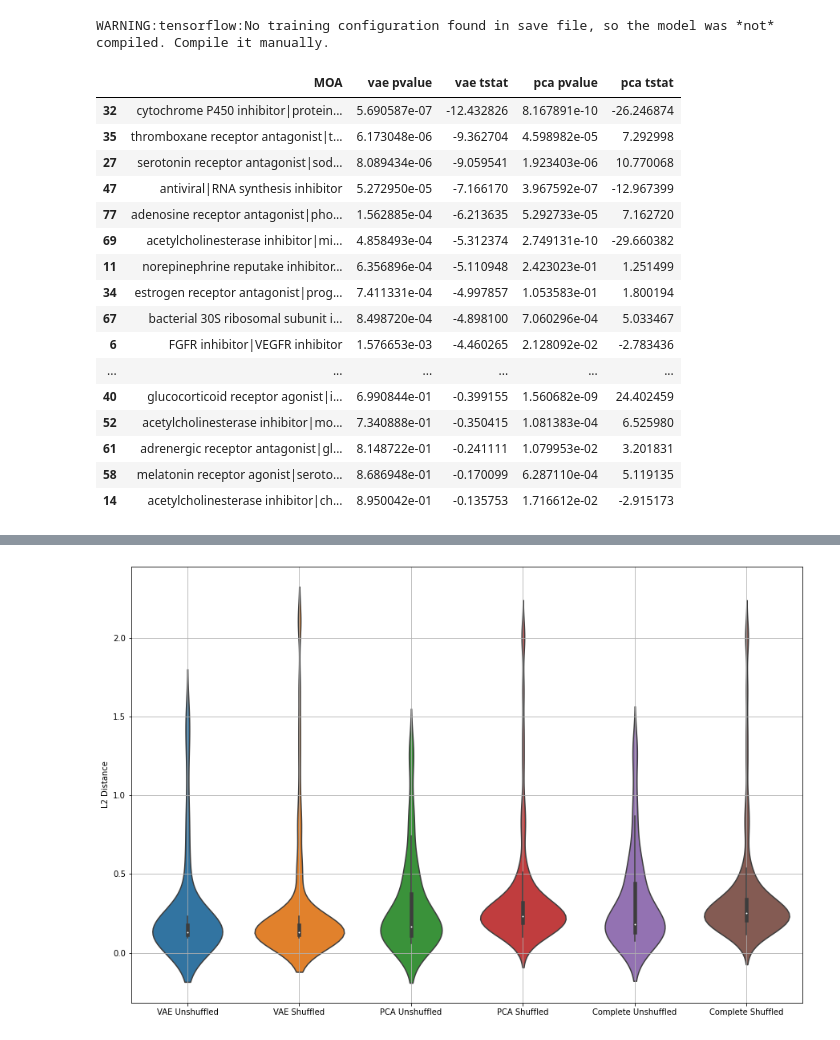
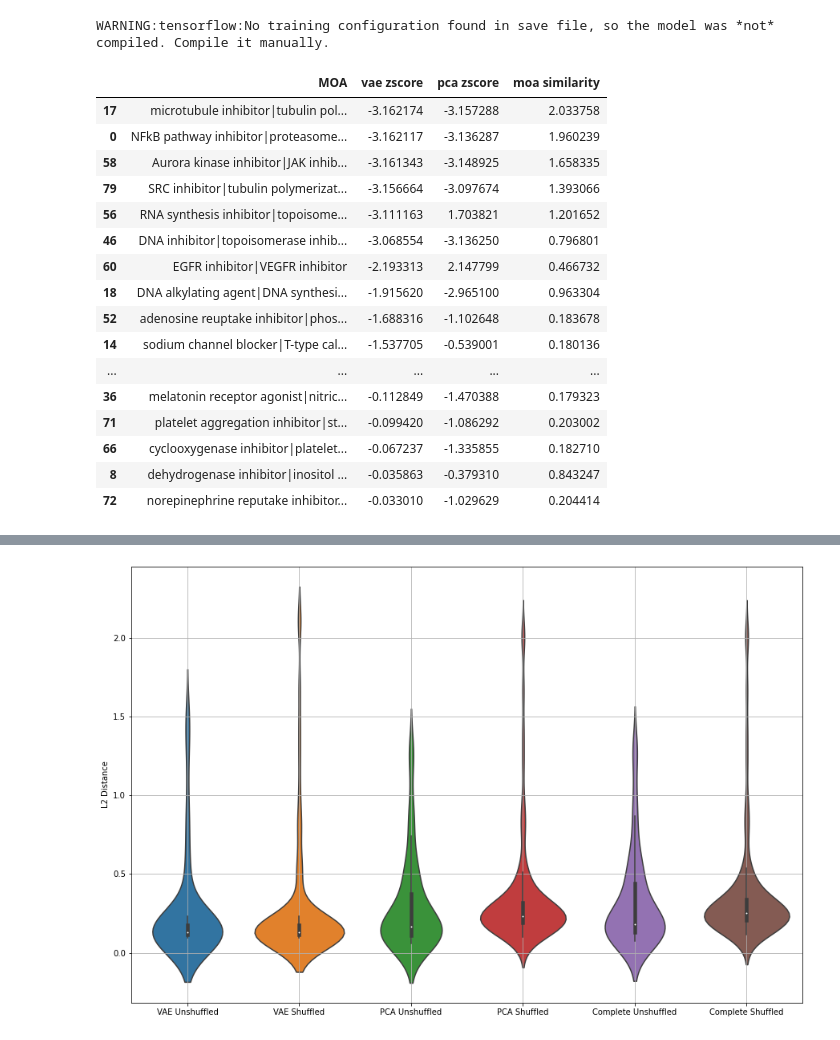
Before and after one commit to broadinstitute/cell-painting-vae, a Jupyter notebook: cell-painting/3.application/experiment_level4.ipynb, the cells around one changed output, grey strips where cells are left out. Drawn from its saved outputs; the diff is of its cells as text; code cells hidden in the pictures.

```diff
--- a/cell-painting/3.application/experiment_level4.ipynb
+++ b/cell-painting/3.application/experiment_level4.ipynb
@@ -237,7 +238,7 @@ predictions_complete_random = np.array(predictions_complete_random)
 # meta_moa_complete_df.columns.to_list()
 # %%
 mean_of_moas = meta_moa_complete_df.groupby(['moa']).mean().loc[:,'Cells_AreaShape_Compactness':]
-mean_of_moas = mean_of_moas[mean_of_moas.index.str.contains('\|')]
+# mean_of_moas = mean_of_moas[mean_of_moas.index.str.contains('\|')]
 # %%
 # calculates all L2 distances for both per MOA combo and general distribution comparison for all MOA combos
 L2 = []
@@ -288,28 +291,27 @@ for i in range(len(valid_pipes)):
 # %%
-per_moa_performance_df = pd.DataFrame({"MOA":valid_pipes,"vae pvalue":per_moa_pvalues_vae,"vae tstat":per_moa_tstat_vae,"pca pvalue":per_moa_pvalues_pca,"pca tstat":per_moa_tstat_pca})
-per_moa_performance_df.to_csv('ttest_per_moa.tsv', sep = '\t')
+# per_moa_performance_df = pd.DataFrame({"MOA":valid_pipes,"vae pvalue":per_moa_pvalues_vae,"vae tstat":per_moa_tstat_vae,"pca pvalue":per_moa_pvalues_pca,"pca tstat":per_moa_tstat_pca, "moa similarity":moa_similarity})
+per_moa_performance_df = pd.DataFrame({"MOA":valid_pipes,"vae zscore":per_moa_zscore_vae,"pca zscore":per_moa_zscore_pca, "moa similarity":moa_similarity})
 # %%
-per_moa_performance_df = per_moa_performance_df.sort_values('vae tstat')
-per_moa_performance_df.to_csv('level4_moa_performance.csv')
+per_moa_performance_df = per_moa_performance_df.sort_values('vae zscore')
+per_moa_performance_df.to_csv('level4_beta_moa_performance.csv')
 # %%
-well_predicted = per_moa_performance_df[per_moa_performance_df['vae tstat'] < 0]
-well_predicted.to_csv('well_predicted_level4.csv')
+well_predicted = per_moa_performance_df[per_moa_performance_df['vae zscore'] < 0]
 well_predicted
 # %% [output]
-|  | MOA | vae pvalue | vae tstat | pca pvalue | pca tstat |
-| 32 | cytochrome P450 inhibitor|protein... | 5.690587e-07 | -12.432826 | 8.167891e-10 | -26.246874 |
-| 35 | thromboxane receptor antagonist|t... | 6.173048e-06 | -9.362704 | 4.598982e-05 | 7.292998 |
-| 27 | serotonin receptor antagonist|sod... | 8.089434e-06 | -9.059541 | 1.923403e-06 | 10.770068 |
-| 47 | antiviral|RNA synthesis inhibitor | 5.272950e-05 | -7.166170 | 3.967592e-07 | -12.967399 |
-| 77 | adenosine receptor antagonist|pho... | 1.562885e-04 | -6.213635 | 5.292733e-05 | 7.162720 |
-| 69 | acetylcholinesterase inhibitor|mi... | 4.858493e-04 | -5.312374 | 2.749131e-10 | -29.660382 |
-| 11 | norepinephrine reputake inhibitor... | 6.356896e-04 | -5.110948 | 2.423023e-01 | 1.251499 |
-| 34 | estrogen receptor antagonist|prog... | 7.411331e-04 | -4.997857 | 1.053583e-01 | 1.800194 |
-| 67 | bacterial 30S ribosomal subunit i... | 8.498720e-04 | -4.898100 | 7.060296e-04 | 5.033467 |
-| 6 | FGFR inhibitor|VEGFR inhibitor | 1.576653e-03 | -4.460265 | 2.128092e-02 | -2.783436 |
-| ... | ... | ... | ... | ... | ... |
-| 40 | glucocorticoid receptor agonist|i... | 6.990844e-01 | -0.399155 | 1.560682e-09 | 24.402459 |
-| 52 | acetylcholinesterase inhibitor|mo... | 7.340888e-01 | -0.350415 | 1.081383e-04 | 6.525980 |
-| 61 | adrenergic receptor antagonist|gl... | 8.148722e-01 | -0.241111 | 1.079953e-02 | 3.201831 |
-| 58 | melatonin receptor agonist|seroto... | 8.686948e-01 | -0.170099 | 6.287110e-04 | 5.119135 |
-| 14 | acetylcholinesterase inhibitor|ch... | 8.950042e-01 | -0.135753 | 1.716612e-02 | -2.915173 |
+|  | MOA | vae zscore | pca zscore | moa similarity |
+| 17 | microtubule inhibitor|tubulin pol... | -3.162174 | -3.157288 | 2.033758 |
+| 0 | NFkB pathway inhibitor|proteasome... | -3.162117 | -3.136287 | 1.960239 |
+| 58 | Aurora kinase inhibitor|JAK inhib... | -3.161343 | -3.148925 | 1.658335 |
+| 79 | SRC inhibitor|tubulin polymerizat... | -3.156664 | -3.097674 | 1.393066 |
+| 56 | RNA synthesis inhibitor|topoisome... | -3.111163 | 1.703821 | 1.201652 |
+| 46 | DNA inhibitor|topoisomerase inhib... | -3.068554 | -3.136250 | 0.796801 |
+| 60 | EGFR inhibitor|VEGFR inhibitor | -2.193313 | 2.147799 | 0.466732 |
+| 18 | DNA alkylating agent|DNA synthesi... | -1.915620 | -2.965100 | 0.963304 |
+| 52 | adenosine reuptake inhibitor|phos... | -1.688316 | -1.102648 | 0.183678 |
+| 14 | sodium channel blocker|T-type cal... | -1.537705 | -0.539001 | 0.180136 |
+| ... | ... | ... | ... | ... |
+| 36 | melatonin receptor agonist|nitric... | -0.112849 | -1.470388 | 0.179323 |
+| 71 | platelet aggregation inhibitor|st... | -0.099420 | -1.086292 | 0.203002 |
+| 66 | cyclooxygenase inhibitor|platelet... | -0.067237 | -1.335855 | 0.182710 |
+| 8 | dehydrogenase inhibitor|inositol ... | -0.035863 | -0.379310 | 0.843247 |
+| 72 | norepinephrine reputake inhibitor... | -0.033010 | -1.029629 | 0.204414 |
```
Also changed, not shown: parts of 4 cells of this notebook, 37 other files.
